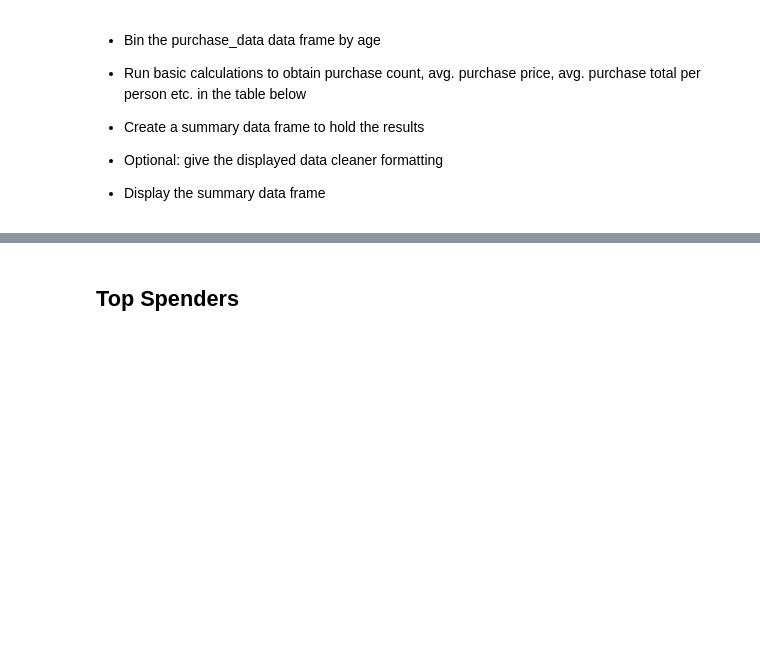
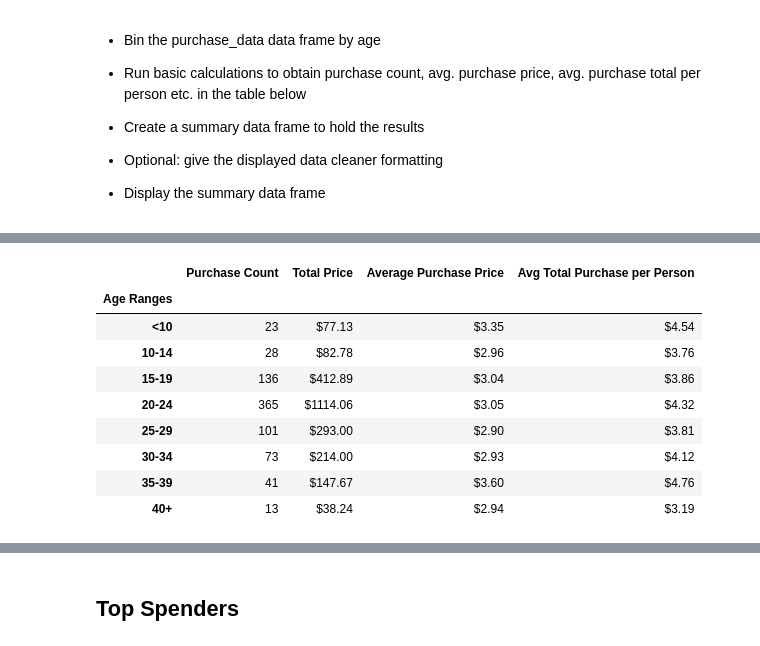
Before and after one commit to benjyms/pandas-challenge, a Jupyter notebook: HeroesOfPymoli/HeroesOfPymoli_starter.ipynb, the cells around one changed output, grey strips where cells are left out. Drawn from its saved outputs; the diff is of its cells as text; code cells hidden in the pictures; blank space fills up the shorter version.

Commit message:
Committing completion of Purchasing Analysis by Age

```diff
--- a/HeroesOfPymoli/HeroesOfPymoli_starter.ipynb
+++ b/HeroesOfPymoli/HeroesOfPymoli_starter.ipynb
@@ -330,3 +321,12 @@ grp_age_reduced
 
 
 * Display the summary data frame
+# %%
+# first creating the binned data
+grp_age = purchase_data_df.groupby(["Age Bin"]).nunique()
+grp_age
+
+# Create a new data frame holding the purchase ID and Rename as "Purchase Count"
+age_purchases = pd.DataFrame(grp_age['Purchase ID'])
+age_purchases = age_purchases.rename(columns={"Purchase ID": "Purchase Count"})
+age_purchases
@@ -332,0 +344,9 @@ grp_age_reduced
+# %%
+# create a new df to hold the total purchases by age bin
+grouped_purchase_data_df  = purchase_data_df.groupby(["Age Bin"]).sum()
+grouped_purchase_data_df
+
+# Create a new data frame holding the Price and Rename as "total purc hases"
+total_purchases = pd.DataFrame(grouped_purchase_data_df['Price'])
+total_purchases = total_purchases.rename(columns={"Price": "Total Price"})
+total_purchases
@@ -333,3 +364,36 @@ grp_age_reduced
+# %%
+# merging the purchase count and total purchase value
+merged_purch_age = pd.merge(age_purchases, total_purchases, on="Age Bin", how="right")
+merged_purch_age
+
+
+# calculated the average purchase price, add to the data frame and map the
+# total purchase value and total purchase prices
+average_puchase_price_age = round(merged_purch_age.iloc[:,1] / merged_purch_age.iloc[:,0],2)
+merged_purch_age["Average Purchase Price"] = average_puchase_price_age
+merged_purch_age
+
+# calculate the average total purchase per person by dividing the total purchase value by the
+# total person count  by age min, rename index, provide cleaner formatting for
+# Total Price, Average Purchase Price and Avg Total Price per person and finally print the data frame
+
+merged_purch_age["Avg Total Purchase per Person"] = round(merged_purch_age.iloc[:,1] / grp_age_reduced.iloc[:,0],2)
+merged_purch_age.index.names = ["Age Ranges"]
+merged_purch_age.iloc[:, 1] = merged_purch_age.iloc[:, 1].map("${:.2f}".format)
+merged_purch_age.iloc[:, 2] = merged_purch_age.iloc[:, 2].map("${:.2f}".format)
+merged_purch_age.iloc[:, 3] = merged_purch_age.iloc[:, 3].map("${:.2f}".format)
+merged_purch_age
+# %% [output]
+|  | Purchase Count | Total Price | Average Purchase Price | Avg Total Purchase per Person |
+| Age Ranges |  |  |  |  |
+| <10 | 23 | $77.13 | $3.35 | $4.54 |
+| 10-14 | 28 | $82.78 | $2.96 | $3.76 |
+| 15-19 | 136 | $412.89 | $3.04 | $3.86 |
+| 20-24 | 365 | $1114.06 | $3.05 | $4.32 |
+| 25-29 | 101 | $293.00 | $2.90 | $3.81 |
+| 30-34 | 73 | $214.00 | $2.93 | $4.12 |
+| 35-39 | 41 | $147.67 | $3.60 | $4.76 |
+| 40+ | 13 | $38.24 | $2.94 | $3.19 |
 # %%
 # %% [output]
 |  | Purchase Count | Average Purchase Price | Total Purchase Value | Avg Total Purchase per Person |
```
Also changed, not shown: parts of 4 cells of this notebook.
